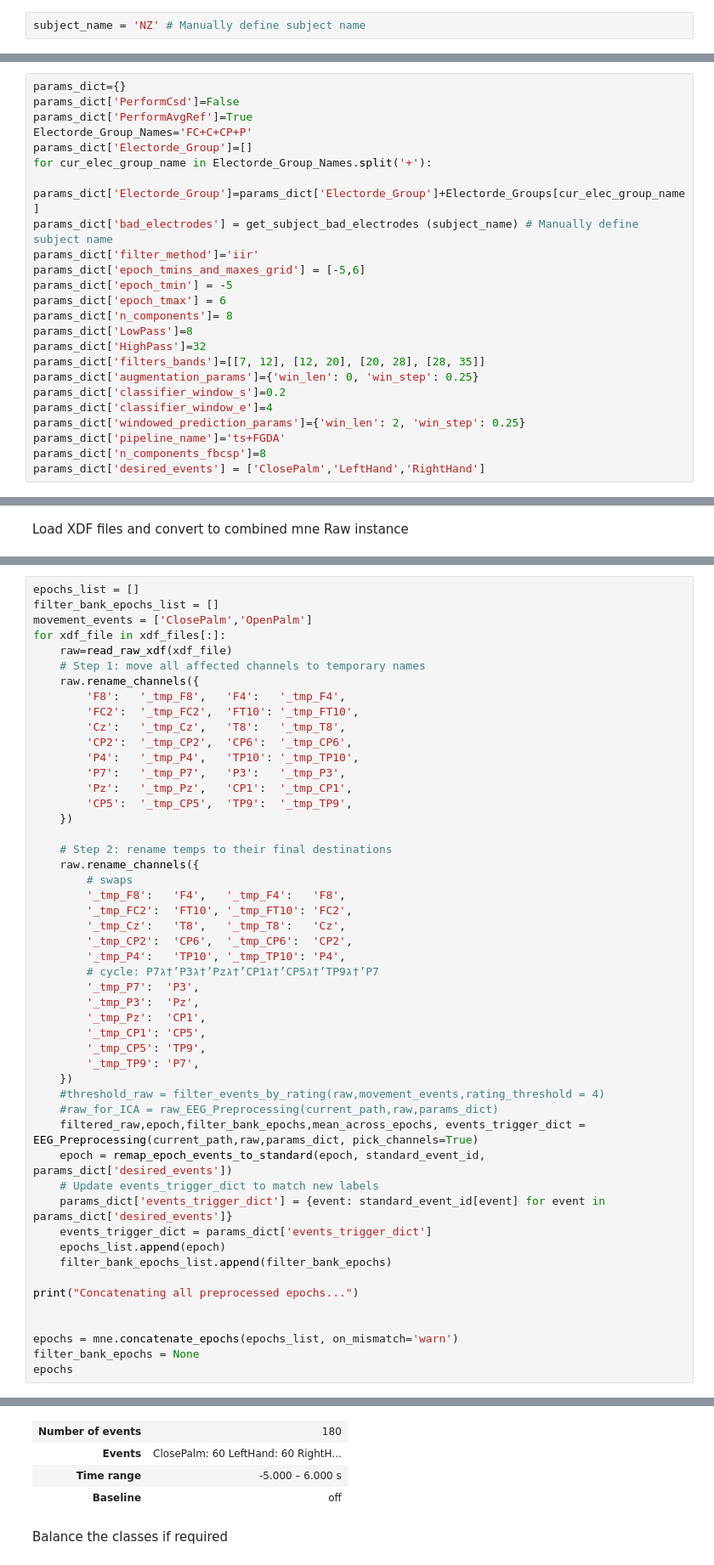
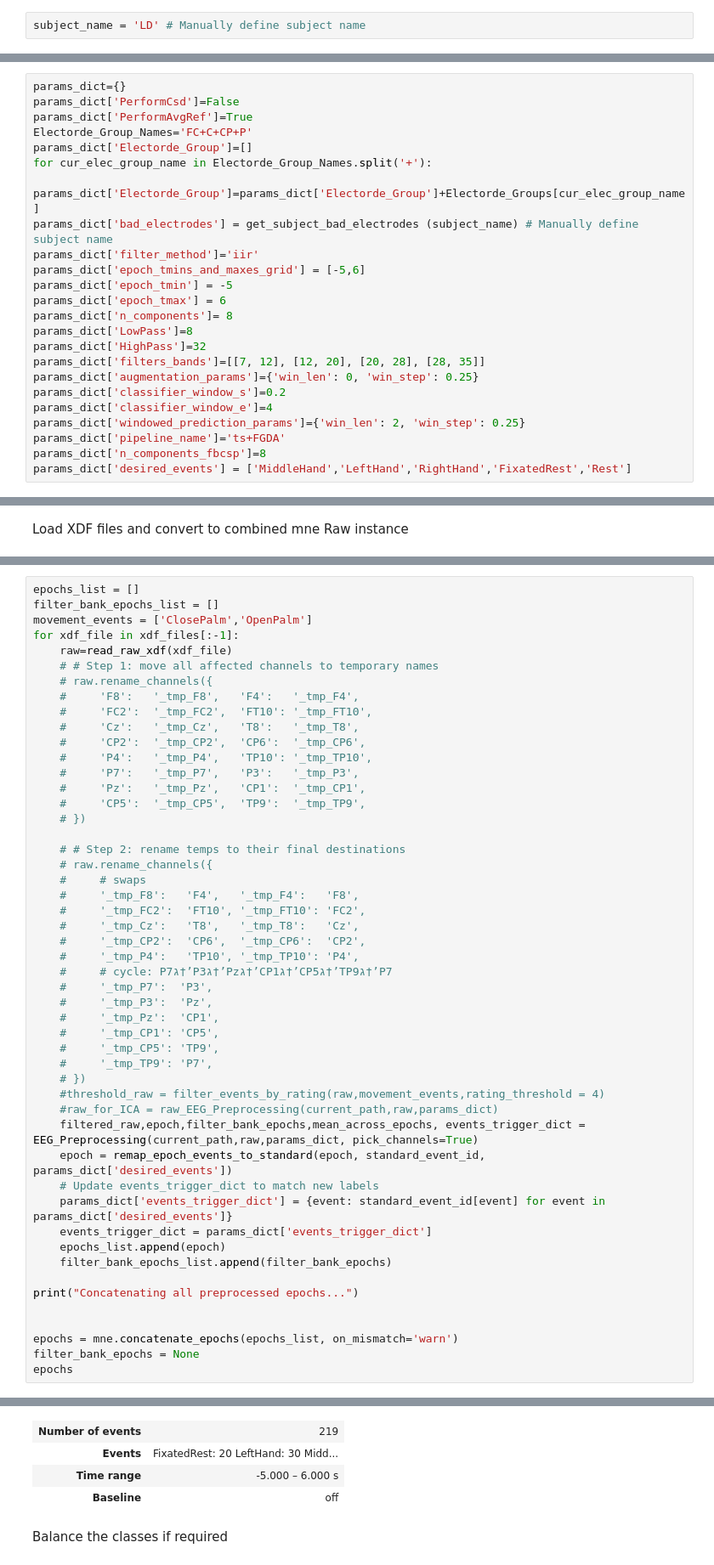
Before and after one commit to Giladsc/3rd_arm_MI, a Jupyter notebook: notebooks/Main_Experiment.ipynb, the cells around one changed output, grey strips where cells are left out. Shown at 85% size. Cells and saved outputs as stored; diff of their text form.

```diff
--- a/notebooks/Main_Experiment.ipynb
+++ b/notebooks/Main_Experiment.ipynb
@@ -66,7 +66,7 @@ Output folder does not exist: c:\Users\CensorLab\3rd_arm_MI\Figures
 # %% [markdown]
 Define Subject Name
 # %%
-subject_name = 'NZ' # Manually define subject name
+subject_name = 'LD' # Manually define subject name
 # %% [markdown]
 Choose a parameter dictionary
 # %%
@@ -92,4 +92,4 @@ params_dict['classifier_window_e']=4
 params_dict['windowed_prediction_params']={'win_len': 2, 'win_step': 0.25}
 params_dict['pipeline_name']='ts+FGDA'
 params_dict['n_components_fbcsp']=8
-params_dict['desired_events'] = ['ClosePalm','LeftHand','RightHand']
+params_dict['desired_events'] = ['MiddleHand','LeftHand','RightHand','FixatedRest','Rest']
@@ -110,36 +107,36 @@ xdf_files[:]
 epochs_list = []
 filter_bank_epochs_list = []
 movement_events = ['ClosePalm','OpenPalm']
-for xdf_file in xdf_files[:]:
+for xdf_file in xdf_files[:-1]:
     raw=read_raw_xdf(xdf_file)
-    # Step 1: move all affected channels to temporary names
-    raw.rename_channels({
-        'F8':   '_tmp_F8',   'F4':   '_tmp_F4',
-        'FC2':  '_tmp_FC2',  'FT10': '_tmp_FT10',
-        'Cz':   '_tmp_Cz',   'T8':   '_tmp_T8',
-        'CP2':  '_tmp_CP2',  'CP6':  '_tmp_CP6',
-        'P4':   '_tmp_P4',   'TP10': '_tmp_TP10',
-        'P7':   '_tmp_P7',   'P3':   '_tmp_P3',
-        'Pz':   '_tmp_Pz',   'CP1':  '_tmp_CP1',
-        'CP5':  '_tmp_CP5',  'TP9':  '_tmp_TP9',
-    })
+    # # Step 1: move all affected channels to temporary names
+    # raw.rename_channels({
+    #     'F8':   '_tmp_F8',   'F4':   '_tmp_F4',
+    #     'FC2':  '_tmp_FC2',  'FT10': '_tmp_FT10',
+    #     'Cz':   '_tmp_Cz',   'T8':   '_tmp_T8',
+    #     'CP2':  '_tmp_CP2',  'CP6':  '_tmp_CP6',
+    #     'P4':   '_tmp_P4',   'TP10': '_tmp_TP10',
+    #     'P7':   '_tmp_P7',   'P3':   '_tmp_P3',
+    #     'Pz':   '_tmp_Pz',   'CP1':  '_tmp_CP1',
+    #     'CP5':  '_tmp_CP5',  'TP9':  '_tmp_TP9',
+    # })
 
-    # Step 2: rename temps to their final destinations
-    raw.rename_channels({
-        # swaps
-        '_tmp_F8':   'F4',   '_tmp_F4':   'F8',
-        '_tmp_FC2':  'FT10', '_tmp_FT10': 'FC2',
-        '_tmp_Cz':   'T8',   '_tmp_T8':   'Cz',
-        '_tmp_CP2':  'CP6',  '_tmp_CP6':  'CP2',
-        '_tmp_P4':   'TP10', '_tmp_TP10': 'P4',
-        # cycle: P7ג†’P3ג†’Pzג†’CP1ג†’CP5ג†’TP9ג†’P7
-        '_tmp_P7':  'P3',
-        '_tmp_P3':  'Pz',
-        '_tmp_Pz':  'CP1',
-        '_tmp_CP1': 'CP5',
-        '_tmp_CP5': 'TP9',
-        '_tmp_TP9': 'P7',
-    })
+    # # Step 2: rename temps to their final destinations
+    # raw.rename_channels({
+    #     # swaps
+    #     '_tmp_F8':   'F4',   '_tmp_F4':   'F8',
+    #     '_tmp_FC2':  'FT10', '_tmp_FT10': 'FC2',
+    #     '_tmp_Cz':   'T8',   '_tmp_T8':   'Cz',
+    #     '_tmp_CP2':  'CP6',  '_tmp_CP6':  'CP2',
+    #     '_tmp_P4':   'TP10', '_tmp_TP10': 'P4',
+    #     # cycle: P7ג†’P3ג†’Pzג†’CP1ג†’CP5ג†’TP9ג†’P7
+    #     '_tmp_P7':  'P3',
+    #     '_tmp_P3':  'Pz',
+    #     '_tmp_Pz':  'CP1',
+    #     '_tmp_CP1': 'CP5',
+    #     '_tmp_CP5': 'TP9',
+    #     '_tmp_TP9': 'P7',
+    # })
     #threshold_raw = filter_events_by_rating(raw,movement_events,rating_threshold = 4)
     #raw_for_ICA = raw_EEG_Preprocessing(current_path,raw,params_dict)
     filtered_raw,epoch,filter_bank_epochs,mean_across_epochs, events_trigger_dict = EEG_Preprocessing(current_path,raw,params_dict, pick_channels=True)
@@ -176,6 +173,6 @@ Not setting metadata
 No baseline correction applied
-| Number of events | 180 |
-| Events | ClosePalm: 60 LeftHand: 60 RightH... |
+| Number of events | 219 |
+| Events | FixatedRest: 20 LeftHand: 30 Midd... |
 | Time range | -5.000 – 6.000 s |
 | Baseline | off |
 # %% [markdown]
```
Also changed, not shown: parts of 23 cells of this notebook, 4 other files.
